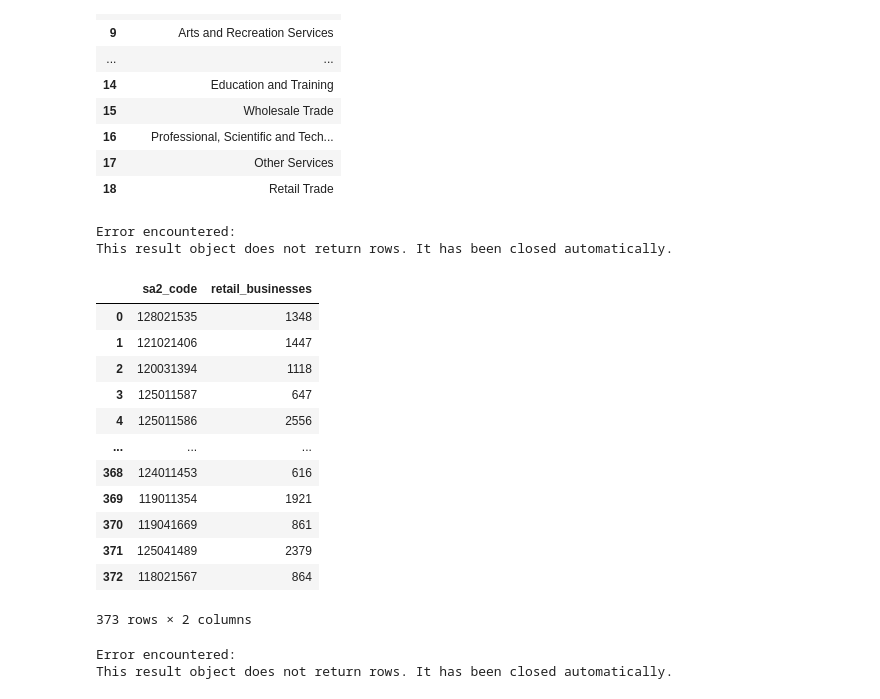
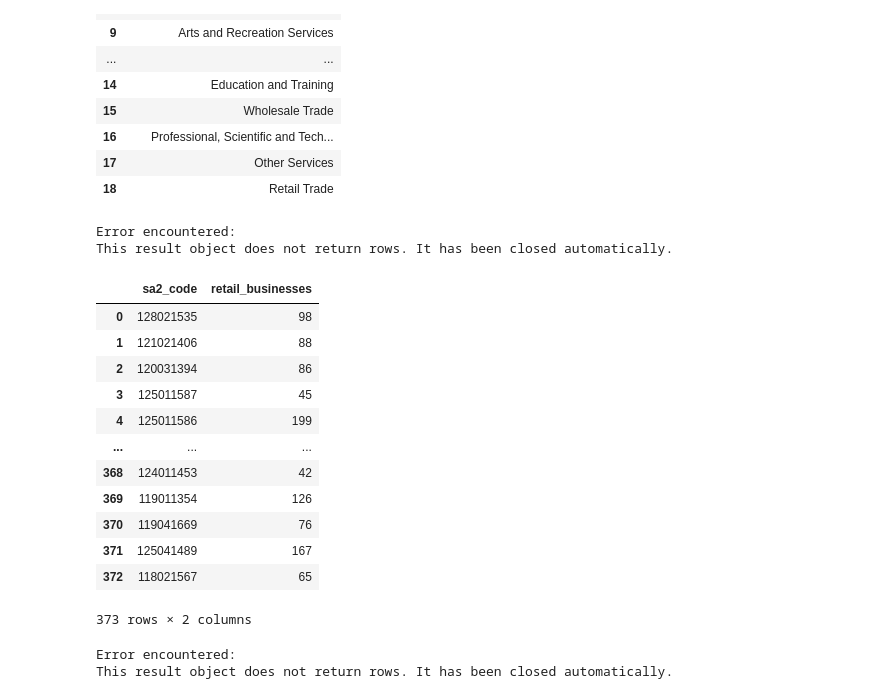
Before and after one commit to joshuahallam127/DATA2901_Assign, a Jupyter notebook: main.ipynb, the cells around one changed output. Cells and saved outputs as stored; diff of their text form; code cells hidden in the pictures.

```diff
--- a/main.ipynb
+++ b/main.ipynb
@@ -1485,34 +1474,35 @@ query(conn, sql)
 # %%
 sql = """
 DROP VIEW IF EXISTS business_count CASCADE;
 CREATE VIEW business_count AS
 SELECT R.sa2_code, SUM(B.total_businesses) AS retail_businesses
 FROM business B
 INNER JOIN Regions R
 ON B.sa2_code = R.sa2_code
 WHERE
-    B.industry_name != 'Health Care and Social Assistance' AND
-    B.industry_name != 'Public Administration and Safety' AND
-    B.industry_name != 'Administrative and Support Services'
+    B.industry_name = 'Retail Trade'
+    --B.industry_name != 'Health Care and Social Assistance' AND
+    --B.industry_name != 'Public Administration and Safety' AND
+    --B.industry_name != 'Administrative and Support Services'
 GROUP BY R.sa2_code;
 """
 query(conn, sql)
 query(conn, "select * from business_count")
 # %% [output]
 Error encountered:
 This result object does not return rows. It has been closed automatically.
 |  | sa2_code | retail_businesses |
-| 0 | 128021535 | 1348 |
-| 1 | 121021406 | 1447 |
-| 2 | 120031394 | 1118 |
-| 3 | 125011587 | 647 |
-| 4 | 125011586 | 2556 |
+| 0 | 128021535 | 98 |
+| 1 | 121021406 | 88 |
+| 2 | 120031394 | 86 |
+| 3 | 125011587 | 45 |
+| 4 | 125011586 | 199 |
 | ... | ... | ... |
-| 368 | 124011453 | 616 |
-| 369 | 119011354 | 1921 |
-| 370 | 119041669 | 861 |
-| 371 | 125041489 | 2379 |
-| 372 | 118021567 | 864 |
+| 368 | 124011453 | 42 |
+| 369 | 119011354 | 126 |
+| 370 | 119041669 | 76 |
+| 371 | 125041489 | 167 |
+| 372 | 118021567 | 65 |
 373 rows × 2 columns
 # %%
 sql = """
```
Also changed, not shown: parts of 10 cells of this notebook.
